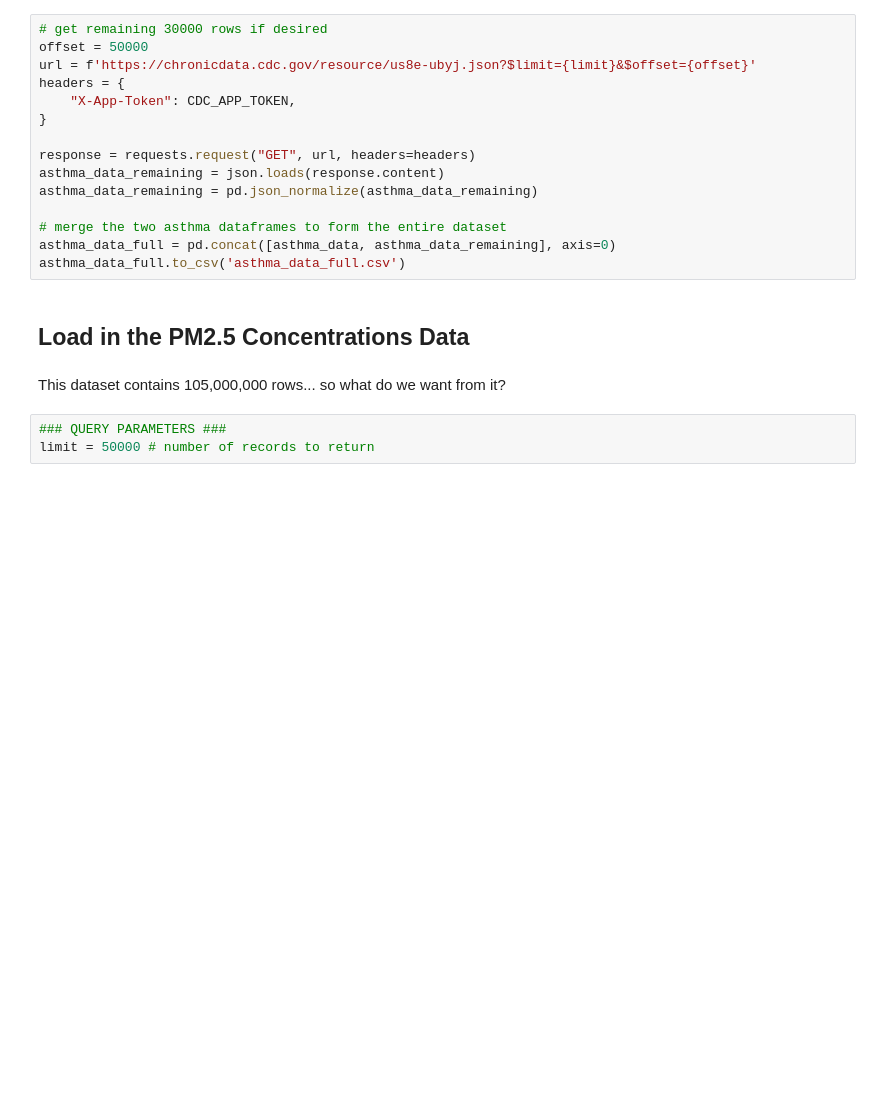
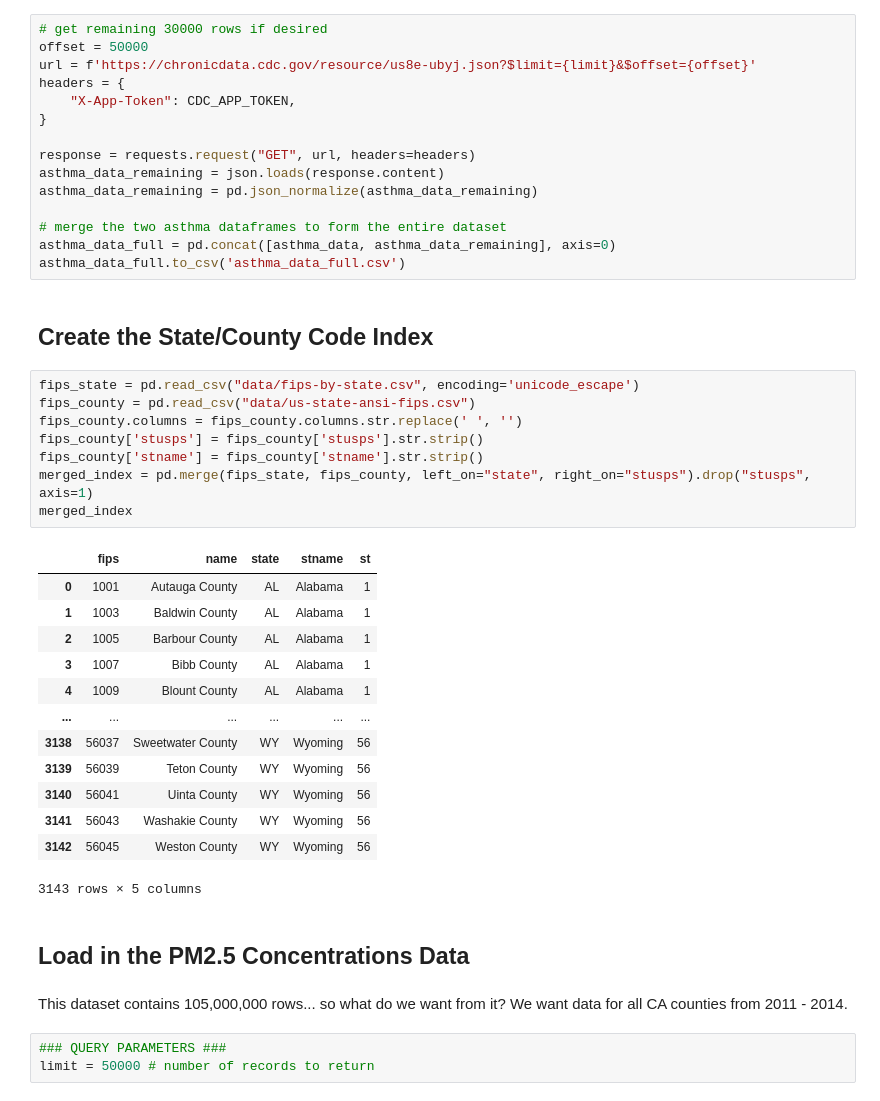
Before and after one commit to sushantvema/Data102_SP23_final_project, a Jupyter notebook: notebooks/eda_sushant.ipynb, the cells around one changed output. Drawn from its saved outputs; the diff is of its cells as text; blank space fills up the shorter version.

```diff
--- a/notebooks/eda_sushant.ipynb
+++ b/notebooks/eda_sushant.ipynb
@@ -50,10 +52,34 @@ asthma_data_remaining = pd.json_normalize(asthma_data_remaining)
 # merge the two asthma dataframes to form the entire dataset
 asthma_data_full = pd.concat([asthma_data, asthma_data_remaining], axis=0)
 asthma_data_full.to_csv('asthma_data_full.csv')
+# %% [markdown]
+## Create the State/County Code Index
+# %%
+fips_state = pd.read_csv("data/fips-by-state.csv", encoding='unicode_escape')
+fips_county = pd.read_csv("data/us-state-ansi-fips.csv")
+fips_county.columns = fips_county.columns.str.replace(' ', '')
+fips_county['stusps'] = fips_county['stusps'].str.strip()
+fips_county['stname'] = fips_county['stname'].str.strip()
+merged_index = pd.merge(fips_state, fips_county, left_on="state", right_on="stusps").drop("stusps", axis=1)
+merged_index
+# %% [output]
+|  | fips | name | state | stname | st |
+| 0 | 1001 | Autauga County | AL | Alabama | 1 |
+| 1 | 1003 | Baldwin County | AL | Alabama | 1 |
+| 2 | 1005 | Barbour County | AL | Alabama | 1 |
+| 3 | 1007 | Bibb County | AL | Alabama | 1 |
+| 4 | 1009 | Blount County | AL | Alabama | 1 |
+| ... | ... | ... | ... | ... | ... |
+| 3138 | 56037 | Sweetwater County | WY | Wyoming | 56 |
+| 3139 | 56039 | Teton County | WY | Wyoming | 56 |
+| 3140 | 56041 | Uinta County | WY | Wyoming | 56 |
+| 3141 | 56043 | Washakie County | WY | Wyoming | 56 |
+| 3142 | 56045 | Weston County | WY | Wyoming | 56 |
+3143 rows × 5 columns
 # %% [markdown]
 ## Load in the PM2.5 Concentrations Data
 # %% [markdown]
-This dataset contains 105,000,000 rows... so what do we want from it?
+This dataset contains 105,000,000 rows... so what do we want from it? We want data for all CA counties from 2011 - 2014.
 # %%
 ### QUERY PARAMETERS ###
 limit = 50000 # number of records to return
```
Also changed, not shown: parts of 5 cells of this notebook, 5 other files.
